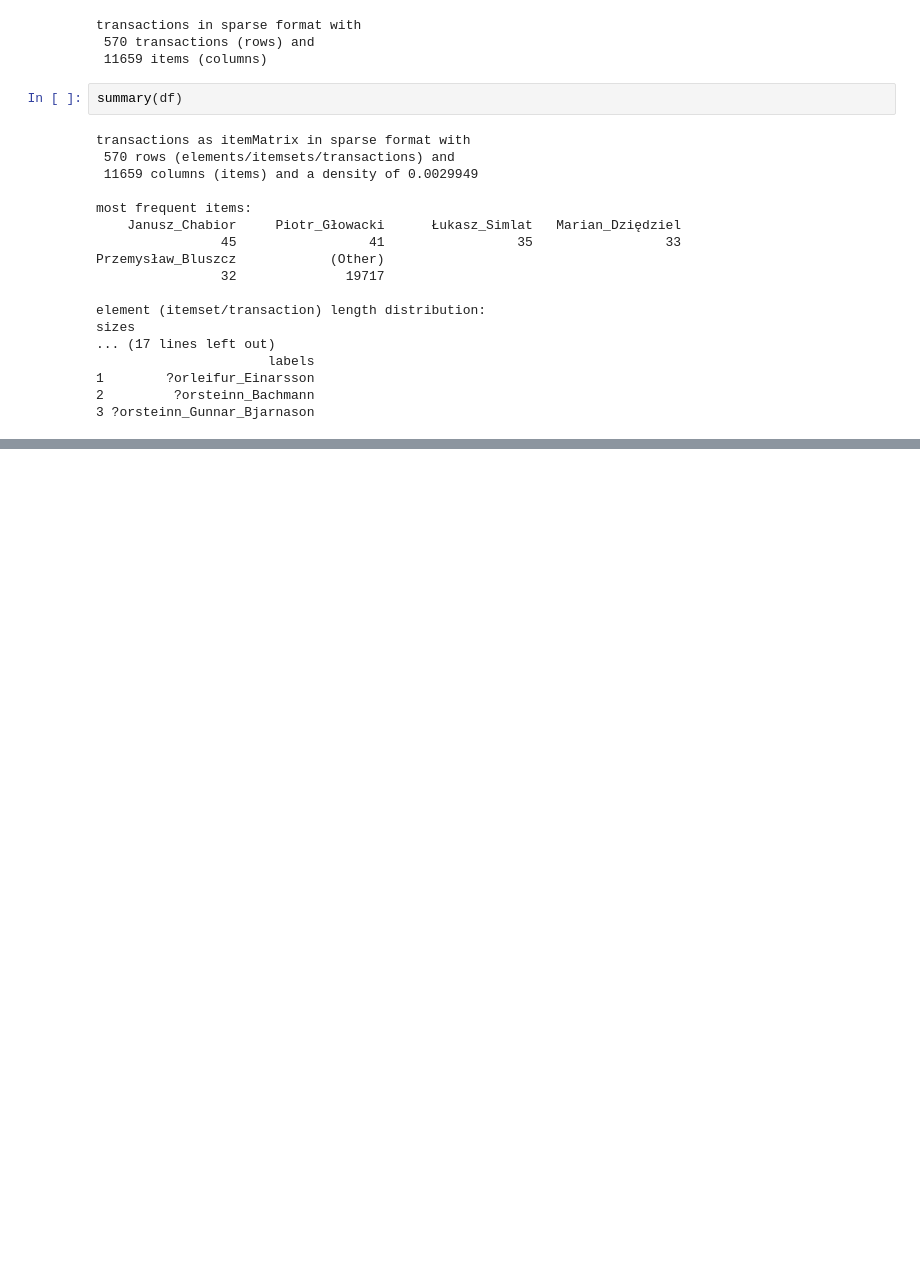
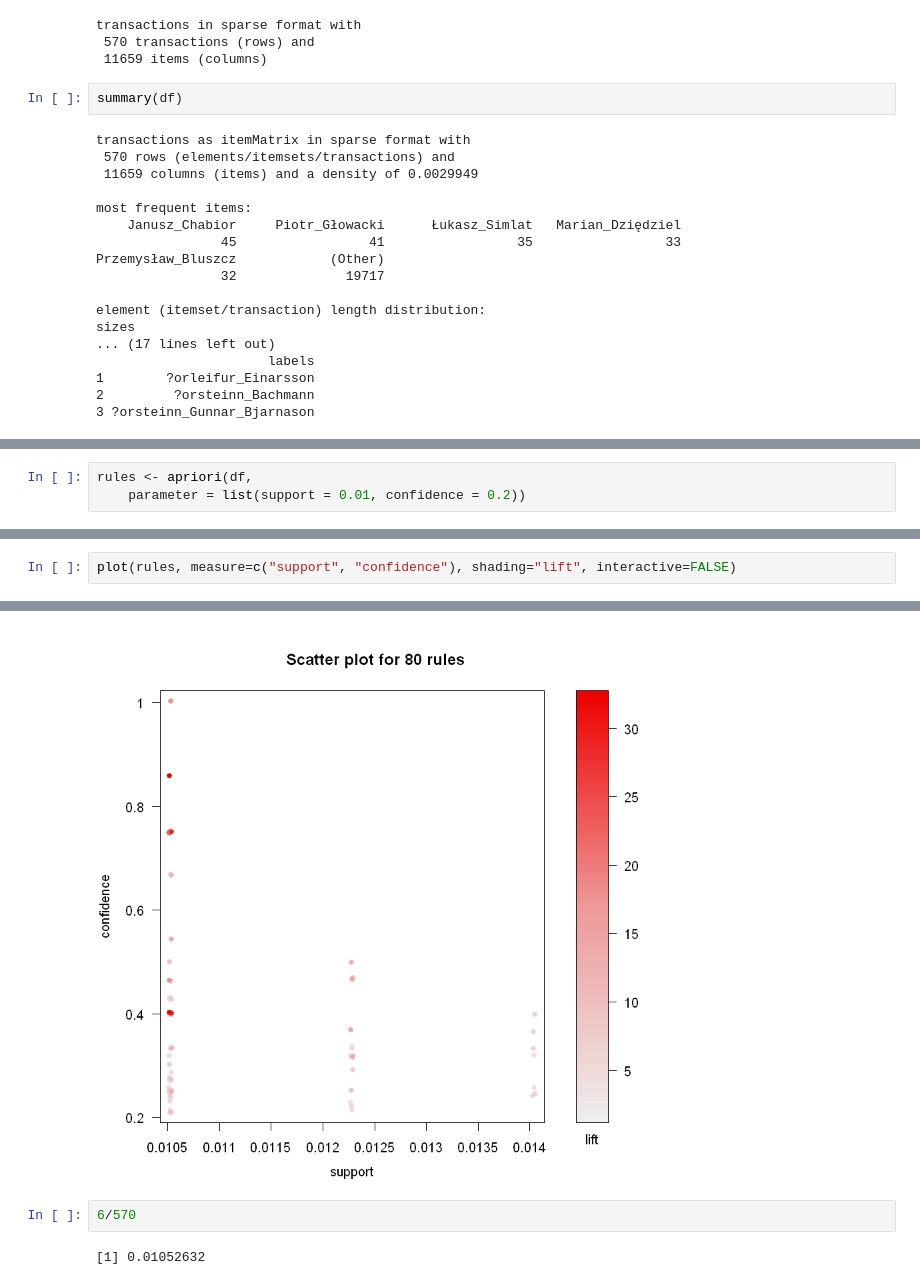
Before and after one commit to michaelwozniak/paper_ul3_wozniak_wrzesinski, a Jupyter notebook: paper_ul3_wozniak_wrzesinski.ipynb, the cells around one changed output, grey strips where cells are left out. Saved outputs shown, nothing was run; the diff lists cells and outputs as text; blank space fills up the shorter version.

```diff
--- a/paper_ul3_wozniak_wrzesinski.ipynb
+++ b/paper_ul3_wozniak_wrzesinski.ipynb
@@ -47,0 +184,3 @@ sizes
+# %%
+rules <- apriori(df,
+    parameter = list(support = 0.01, confidence = 0.2))
@@ -47,0 +285,3 @@ sizes
+# %%
+plot(rules, measure=c("support", "confidence"), shading="lift", interactive=FALSE)
+# %% [output]
@@ -47,0 +290,5 @@ sizes
+[figure, added]
+# %%
+6/570
+# %% [output]
+[1] 0.01052632
```
Also changed, not shown: parts of 33 cells of this notebook.
